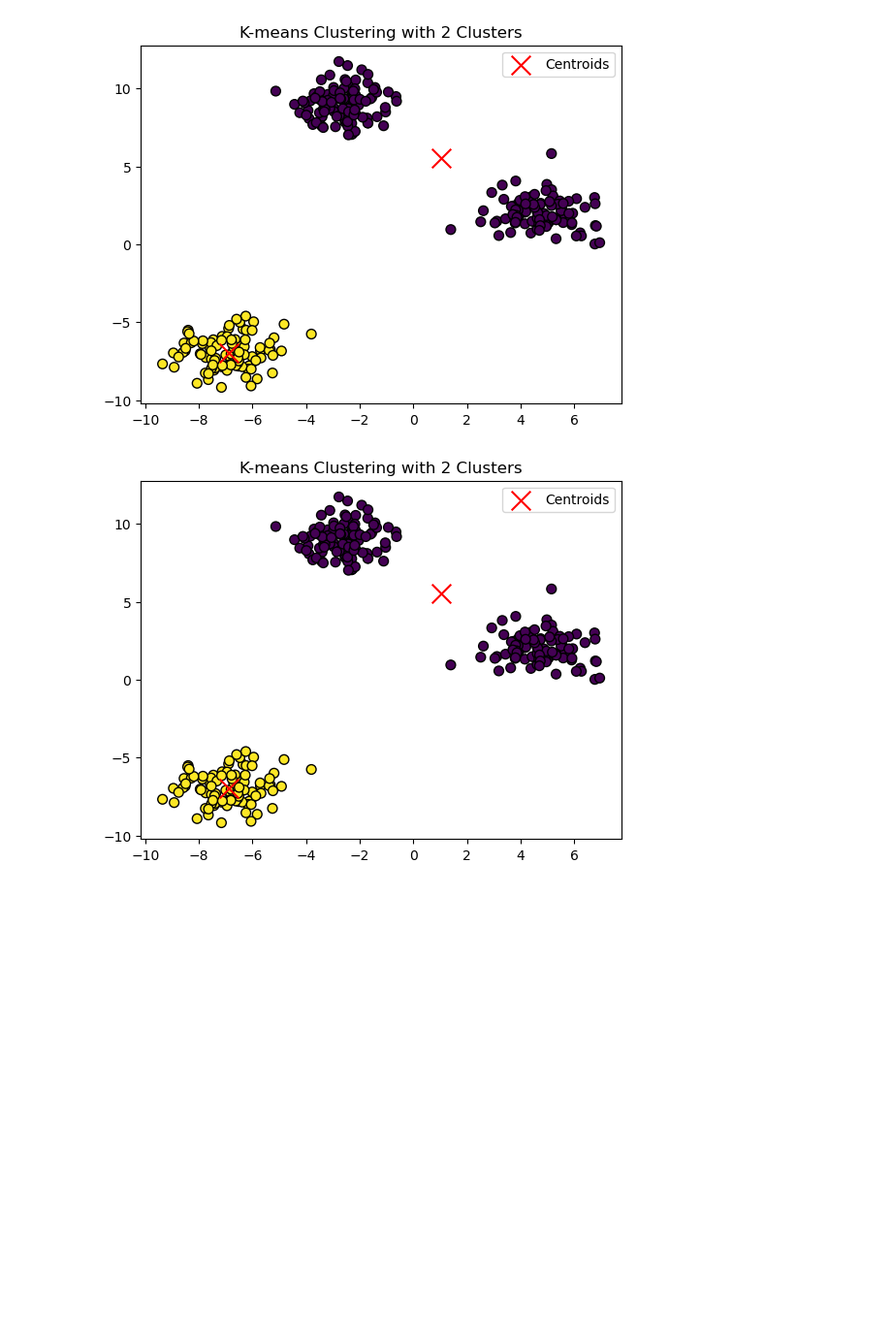
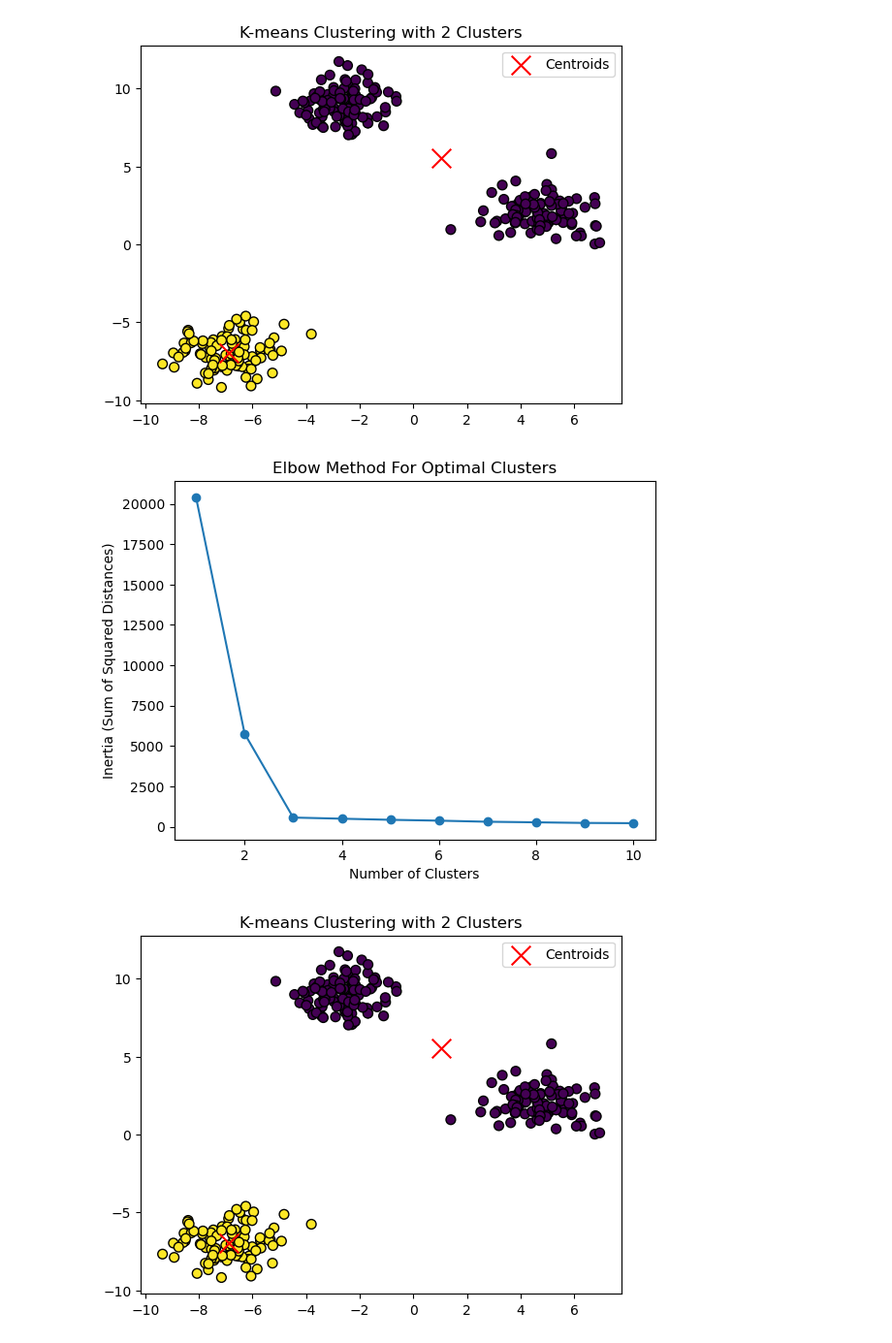
Before and after one commit to Luksh/AI-Level-6, a Jupyter notebook: week_8.ipynb, the cells around one changed output. Shown at 97% size. Saved outputs shown, nothing was run; the diff lists cells and outputs as text; code cells hidden in the pictures; blank space fills up the shorter version.

```diff
--- a/week_8.ipynb
+++ b/week_8.ipynb
@@ -34,6 +34,31 @@ def plot_kmeans_clusters(data, n_clusters):
 plot_kmeans_clusters(data, n_clusters=2)
 # %% [output]
 [figure]
+# %%
+# Function to plot the Elbow Curve to determine optimal clusters
+def plot_elbow_curve(data, max_clusters=10):
+    inertia = []  # To store the sum of squared distances for different cluster values
+
+    # Loop over different values of k (number of clusters)
+    for k in range(1, max_clusters + 1):
+        kmeans = KMeans(n_clusters=k, random_state=random_state_value)
+        kmeans.fit(data)
+        inertia.append(
+            kmeans.inertia_
+        )  # Inertia is the sum of squared distances to the centroids
+
+    # Plotting the Elbow Curve
+    plt.plot(range(1, max_clusters + 1), inertia, marker="o")
+    plt.title("Elbow Method For Optimal Clusters")
+    plt.xlabel("Number of Clusters")
+    plt.ylabel("Inertia (Sum of Squared Distances)")
+    plt.show()
+
+
+# Plot the Elbow Curve to find the optimal number of clusters
+plot_elbow_curve(data, max_clusters=10)
+# %% [output]
+[figure, added]
 # %%
 # Function to perform K-means clustering and plot the results
 
```
Also changed, not shown: parts of 7 cells of this notebook.
